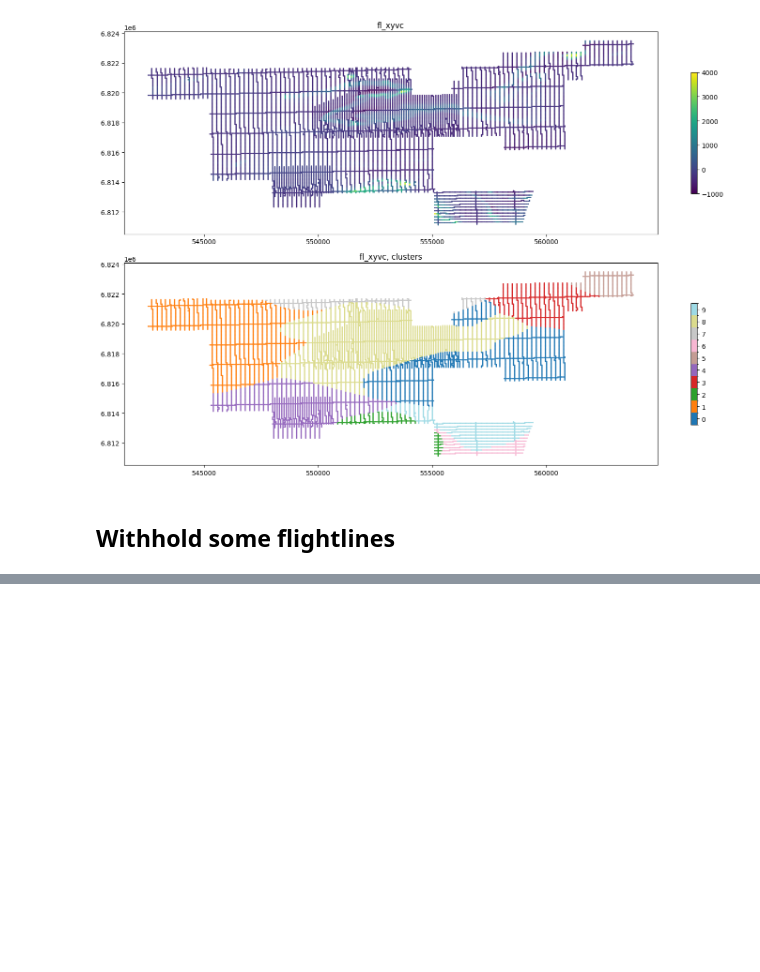
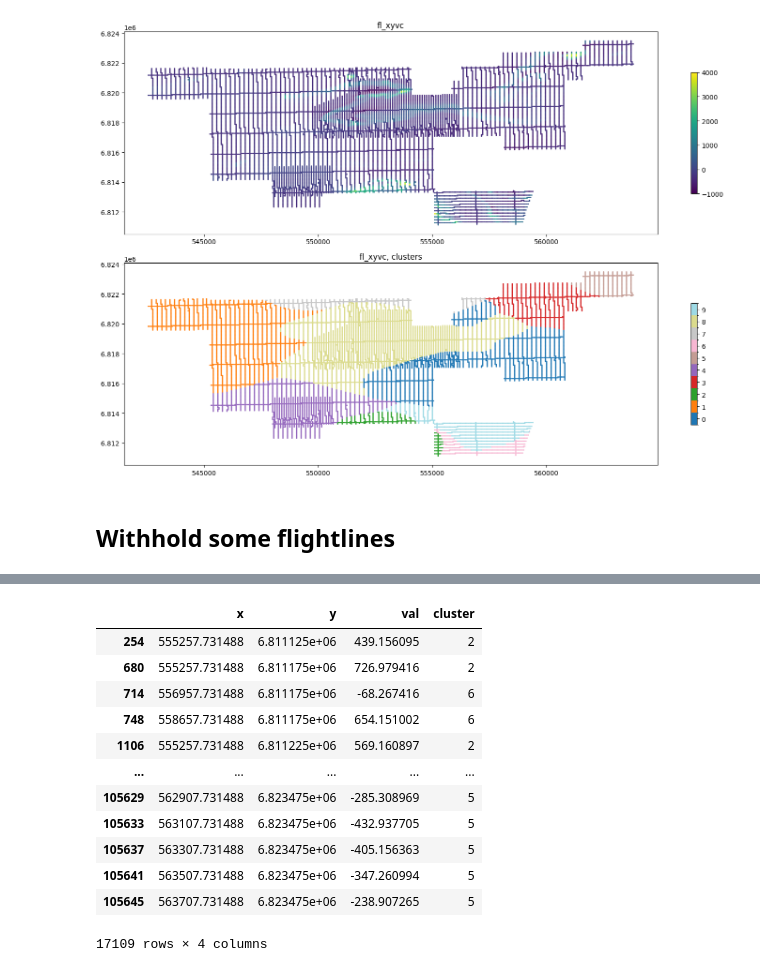
Before and after one commit to Stanford-Mineral-X/multigrid-sgsim, a Jupyter notebook: sandbox/csb_work.ipynb, the cells around one changed output, grey strips where cells are left out. Saved outputs shown, nothing was run; the diff lists cells and outputs as text; code cells hidden in the pictures; blank space fills up the shorter version.

```diff
--- a/sandbox/csb_work.ipynb
+++ b/sandbox/csb_work.ipynb
@@ -128,0 +128,16 @@ plt.tight_layout()
+# %%
+df_fl_reduced
+# %% [output]
+|  | x | y | val | cluster |
+| 254 | 555257.731488 | 6.811125e+06 | 439.156095 | 2 |
+| 680 | 555257.731488 | 6.811175e+06 | 726.979416 | 2 |
+| 714 | 556957.731488 | 6.811175e+06 | -68.267416 | 6 |
+| 748 | 558657.731488 | 6.811175e+06 | 654.151002 | 6 |
+| 1106 | 555257.731488 | 6.811225e+06 | 569.160897 | 2 |
+| ... | ... | ... | ... | ... |
+| 105629 | 562907.731488 | 6.823475e+06 | -285.308969 | 5 |
+| 105633 | 563107.731488 | 6.823475e+06 | -432.937705 | 5 |
+| 105637 | 563307.731488 | 6.823475e+06 | -405.156363 | 5 |
+| 105641 | 563507.731488 | 6.823475e+06 | -347.260994 | 5 |
+| 105645 | 563707.731488 | 6.823475e+06 | -238.907265 | 5 |
+17109 rows × 4 columns
```
Also changed, not shown: parts of 2 cells of this notebook, 5 other files.
